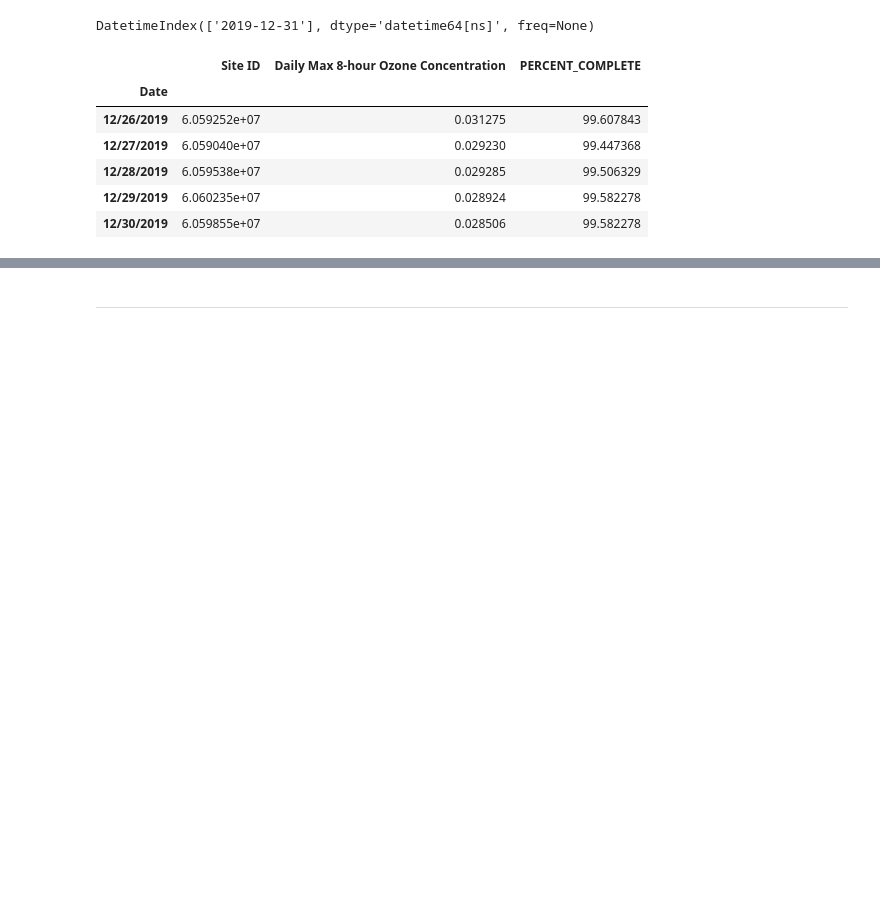
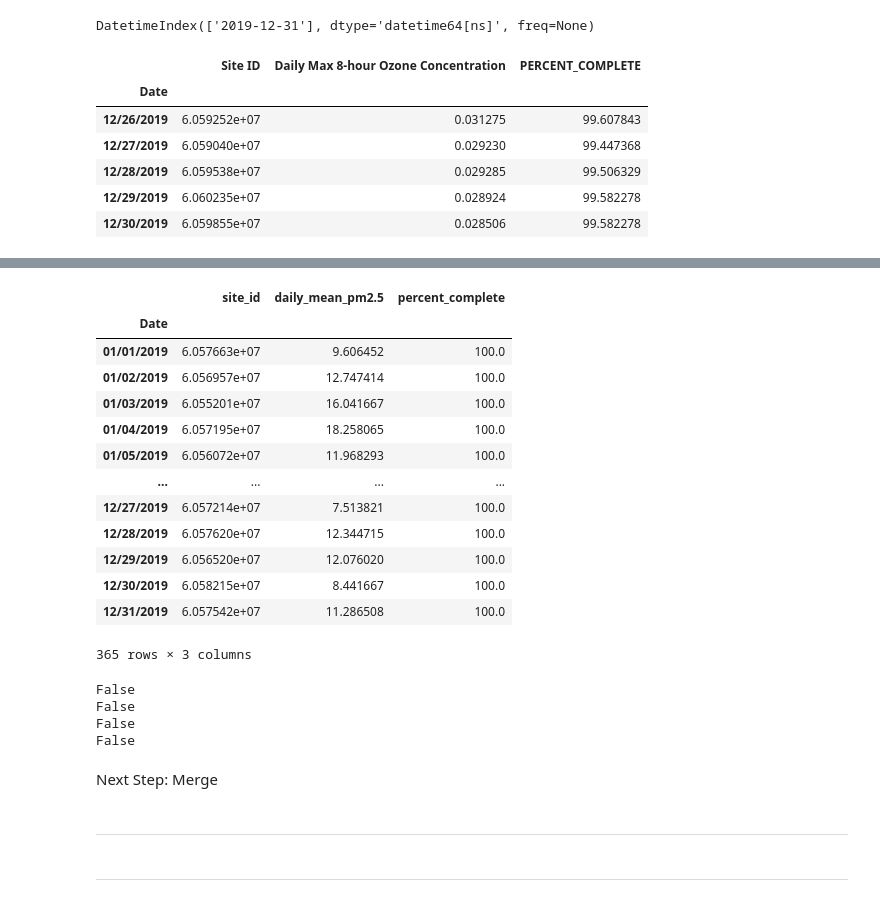
Before and after one commit to thekra-a/DS_capstone, a Jupyter notebook: data_cleaning_2024/AQ_data_cleaning_2024.ipynb, the cells around one changed output, grey strips where cells are left out. Saved outputs shown, nothing was run; the diff lists cells and outputs as text; code cells hidden in the pictures; blank space fills up the shorter version.

```diff
--- a/data_cleaning_2024/AQ_data_cleaning_2024.ipynb
+++ b/data_cleaning_2024/AQ_data_cleaning_2024.ipynb
@@ -198,3 +312,37 @@ o3_19.tail()
+# %%
+no2_19.astype('float64')
+o3_19.astype('float64')
+pm10_19.astype('float64')
+pm25_19.astype('float64')
+# %% [output]
+|  | site_id | daily_mean_pm2.5 | percent_complete |
+| Date |  |  |  |
+| 01/01/2019 | 6.057663e+07 | 9.606452 | 100.0 |
+| 01/02/2019 | 6.056957e+07 | 12.747414 | 100.0 |
+| 01/03/2019 | 6.055201e+07 | 16.041667 | 100.0 |
+| 01/04/2019 | 6.057195e+07 | 18.258065 | 100.0 |
+| 01/05/2019 | 6.056072e+07 | 11.968293 | 100.0 |
+| ... | ... | ... | ... |
+| 12/27/2019 | 6.057214e+07 | 7.513821 | 100.0 |
+| 12/28/2019 | 6.057620e+07 | 12.344715 | 100.0 |
+| 12/29/2019 | 6.056520e+07 | 12.076020 | 100.0 |
+| 12/30/2019 | 6.058215e+07 | 8.441667 | 100.0 |
+| 12/31/2019 | 6.057542e+07 | 11.286508 | 100.0 |
+365 rows × 3 columns
+# %%
+print((no2_19['percent_complete'] < 75.0).any())
+print((o3_19['percent_complete'] < 75.0).any())
+print((pm10_19['percent_complete'] < 75.0).any())
+print((pm25_19['percent_complete'] < 75.0).any())
+# %% [output]
+False
+False
+False
+False
+# %% [markdown]
+Next Step: Merge
+# %% [markdown]
+--------------------------------------------------------------------------------------------------
 # %%
 #set 'Date' as the index
 co_19.set_index('Date')
```
Also changed, not shown: parts of 35 cells of this notebook.
